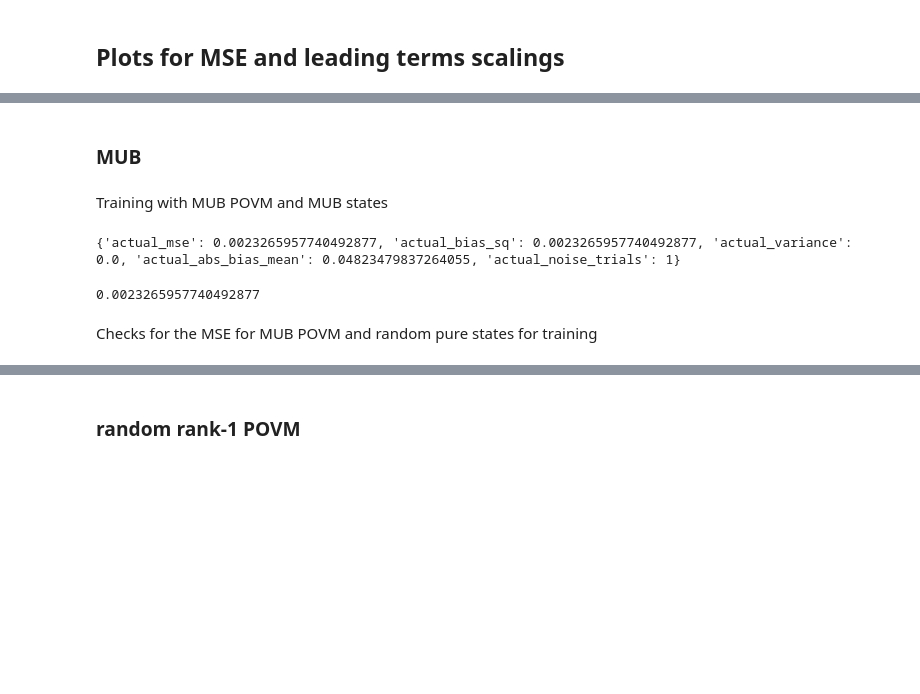
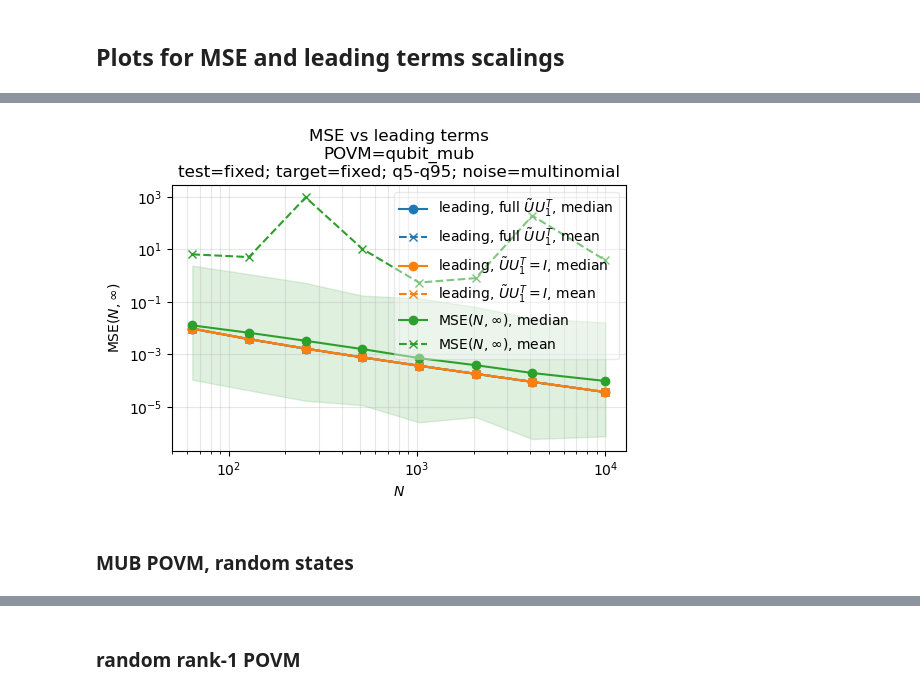
Before and after one commit to lucainnocenti/qelm_v2, a Jupyter notebook: scaling_Schur_correction.ipynb, the cells around one changed output, grey strips where cells are left out. Saved outputs shown, nothing was run; the diff lists cells and outputs as text; code cells hidden in the pictures; blank space fills up the shorter version.

```diff
--- a/scaling_Schur_correction.ipynb
+++ b/scaling_Schur_correction.ipynb
@@ -674,25 +466,6 @@ plt.show()
+# %%
+plot_saved_training_data("data/mub_mubstates_vsN.zip", plots="mse", quantile_band=(0.05, 0.95));
+# %% [output]
+[figure, added]
 # %% [markdown]
-### MUB
+### MUB POVM, random states
-# %% [markdown]
-Training with MUB POVM and MUB states
-# %%
-target_obs = np.array([[1.0, 0.0], [0.0, 0.0]])  # |0><0| for d=2
-test_state = np.array([[1.0, 0.0], [0.0, 0.0]])
-# train_states = QuantumStateBatch.haar_pure_from_columns(num_states=ntr, dim=d)
-training_spec = QELMTrainingSpec(
-    data=QELMDataSpec(d=2, nout=mub_povm.shape[0], povm=mub_povm,
-                      train_states=mub_povm * 3),
-    target=QELMTargetRequest(observable=target_obs, normalization="none"),
-    test=QELMTestRequest(state=test_state),
-    noise=QELMNoiseSpec(N=100, noise="multinomial", actual_noise_trials=1),
-)
-
-run = QELMRun(spec=training_spec)
-results = run.train_model()
-print(results.to_metrics_dict())
-results.to_metrics_dict()['actual_mse']
-# %% [output]
-{'actual_mse': 0.0023265957740492877, 'actual_bias_sq': 0.0023265957740492877, 'actual_variance': 0.0, 'actual_abs_bias_mean': 0.04823479837264055, 'actual_noise_trials': 1}
-0.0023265957740492877
-# %% [markdown]
-Checks for the MSE for MUB POVM and random pure states for training
```
Also changed, not shown: parts of 31 cells of this notebook, 17 other files.
